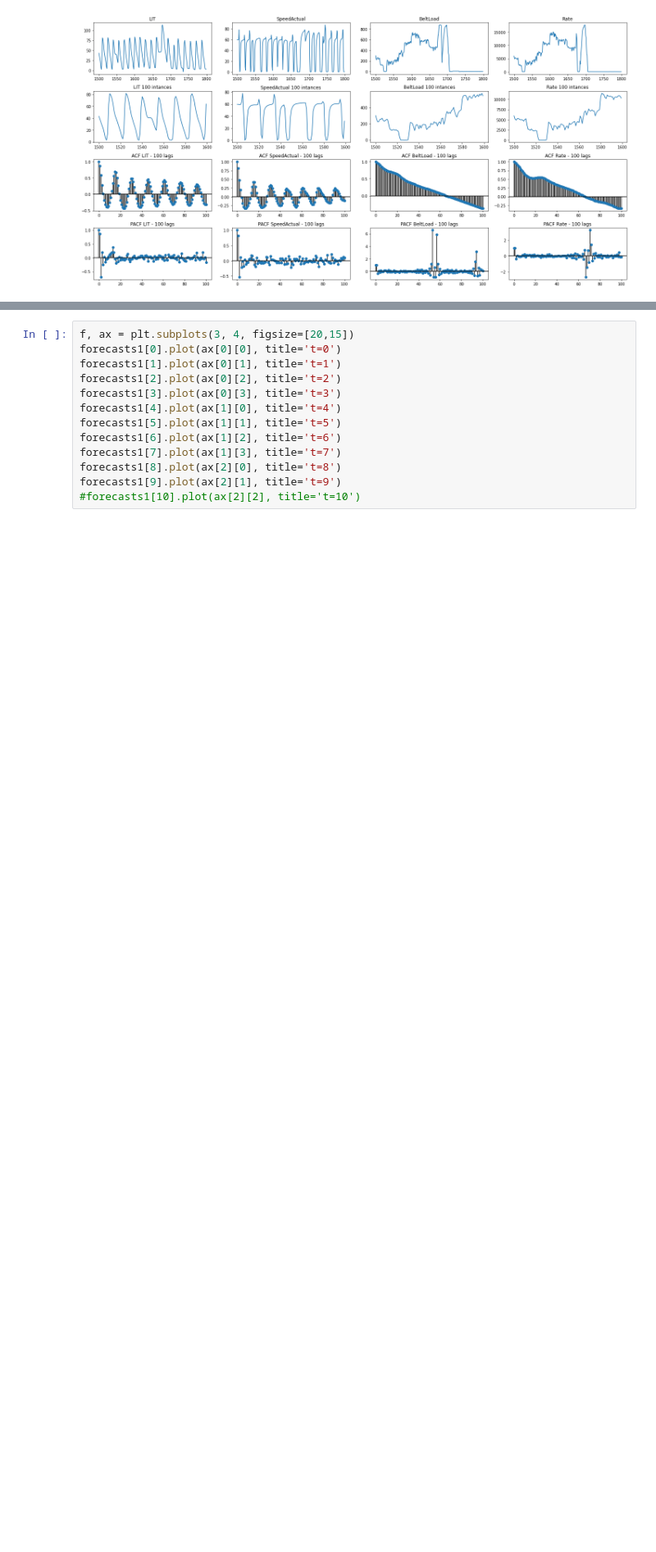
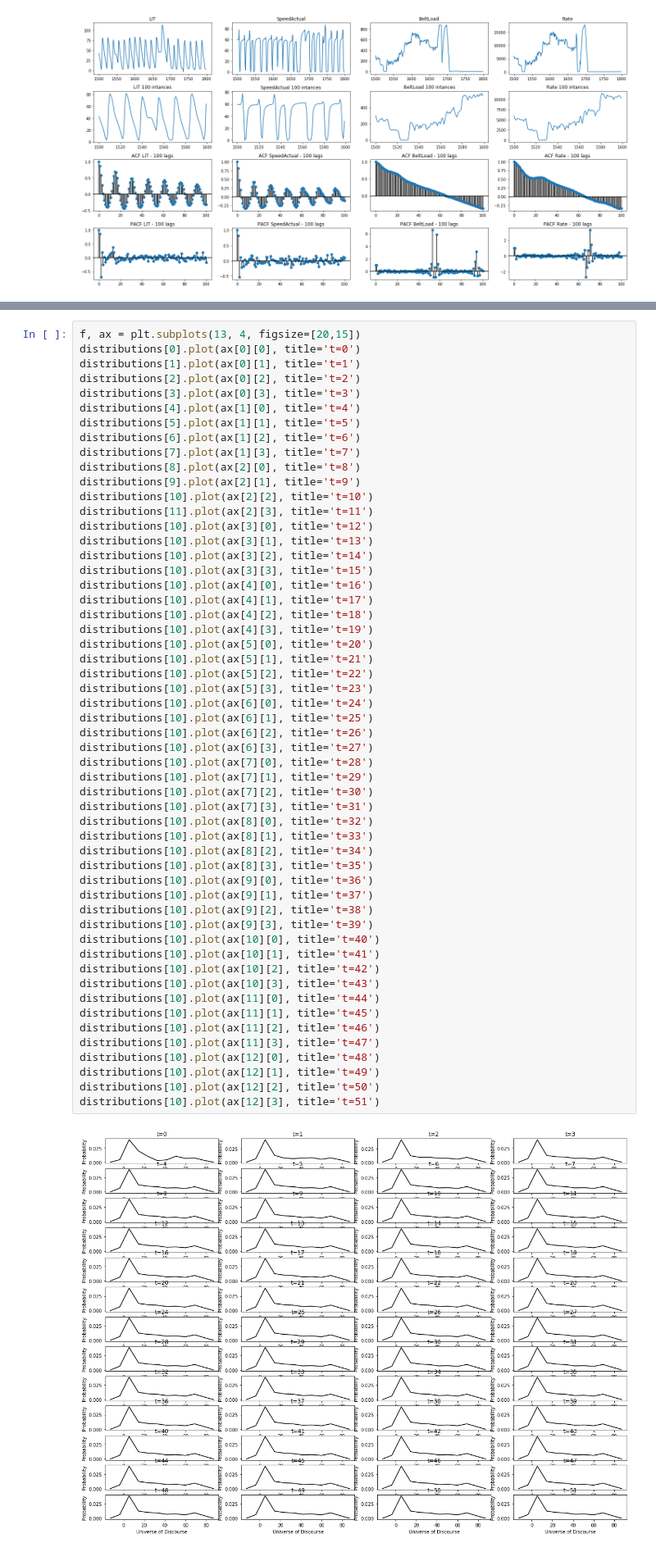
Before and after one commit to gabrielvinicios02/ExperimentsMultivariate, a Jupyter notebook: ClassificadorXGBoost.ipynb, the cells around one changed output, grey strips where cells are left out. Shown at 82% size. Drawn from its saved outputs; the diff is of its cells as text; blank space fills up the shorter version.

```diff
--- a/ClassificadorXGBoost.ipynb
+++ b/ClassificadorXGBoost.ipynb
@@ -398,15 +398,58 @@ Probabilistic FTS:
  [35.36800745 35.80984369 36.76637758 ... 38.87031453 45.38106684
   26.69201796]]
 # %%
-f, ax = plt.subplots(3, 4, figsize=[20,15])
-forecasts1[0].plot(ax[0][0], title='t=0')
-forecasts1[1].plot(ax[0][1], title='t=1')
-forecasts1[2].plot(ax[0][2], title='t=2')
-forecasts1[3].plot(ax[0][3], title='t=3')
-forecasts1[4].plot(ax[1][0], title='t=4')
-forecasts1[5].plot(ax[1][1], title='t=5')
-forecasts1[6].plot(ax[1][2], title='t=6')
-forecasts1[7].plot(ax[1][3], title='t=7')
-forecasts1[8].plot(ax[2][0], title='t=8')
-forecasts1[9].plot(ax[2][1], title='t=9')
-#forecasts1[10].plot(ax[2][2], title='t=10')
+f, ax = plt.subplots(13, 4, figsize=[20,15])
+distributions[0].plot(ax[0][0], title='t=0')
+distributions[1].plot(ax[0][1], title='t=1')
+distributions[2].plot(ax[0][2], title='t=2')
+distributions[3].plot(ax[0][3], title='t=3')
+distributions[4].plot(ax[1][0], title='t=4')
+distributions[5].plot(ax[1][1], title='t=5')
+distributions[6].plot(ax[1][2], title='t=6')
+distributions[7].plot(ax[1][3], title='t=7')
+distributions[8].plot(ax[2][0], title='t=8')
+distributions[9].plot(ax[2][1], title='t=9')
+distributions[10].plot(ax[2][2], title='t=10')
+distributions[11].plot(ax[2][3], title='t=11')
+distributions[10].plot(ax[3][0], title='t=12')
+distributions[10].plot(ax[3][1], title='t=13')
+distributions[10].plot(ax[3][2], title='t=14')
+distributions[10].plot(ax[3][3], title='t=15')
+distributions[10].plot(ax[4][0], title='t=16')
+distributions[10].plot(ax[4][1], title='t=17')
+distributions[10].plot(ax[4][2], title='t=18')
+distributions[10].plot(ax[4][3], title='t=19')
+distributions[10].plot(ax[5][0], title='t=20')
+distributions[10].plot(ax[5][1], title='t=21')
+distributions[10].plot(ax[5][2], title='t=22')
+distributions[10].plot(ax[5][3], title='t=23')
+distributions[10].plot(ax[6][0], title='t=24')
+distributions[10].plot(ax[6][1], title='t=25')
+distributions[10].plot(ax[6][2], title='t=26')
+distributions[10].plot(ax[6][3], title='t=27')
+distributions[10].plot(ax[7][0], title='t=28')
+distributions[10].plot(ax[7][1], title='t=29')
+distributions[10].plot(ax[7][2], title='t=30')
+distributions[10].plot(ax[7][3], title='t=31')
+distributions[10].plot(ax[8][0], title='t=32')
+distributions[10].plot(ax[8][1], title='t=33')
+distributions[10].plot(ax[8][2], title='t=34')
+distributions[10].plot(ax[8][3], title='t=35')
+distributions[10].plot(ax[9][0], title='t=36')
+distributions[10].plot(ax[9][1], title='t=37')
+distributions[10].plot(ax[9][2], title='t=38')
+distributions[10].plot(ax[9][3], title='t=39')
+distributions[10].plot(ax[10][0], title='t=40')
+distributions[10].plot(ax[10][1], title='t=41')
+distributions[10].plot(ax[10][2], title='t=42')
+distributions[10].plot(ax[10][3], title='t=43')
+distributions[10].plot(ax[11][0], title='t=44')
+distributions[10].plot(ax[11][1], title='t=45')
+distributions[10].plot(ax[11][2], title='t=46')
+distributions[10].plot(ax[11][3], title='t=47')
+distributions[10].plot(ax[12][0], title='t=48')
+distributions[10].plot(ax[12][1], title='t=49')
+distributions[10].plot(ax[12][2], title='t=50')
+distributions[10].plot(ax[12][3], title='t=51')
+# %% [output]
+[figure, added]
```
Also changed, not shown: parts of 11 cells of this notebook.
